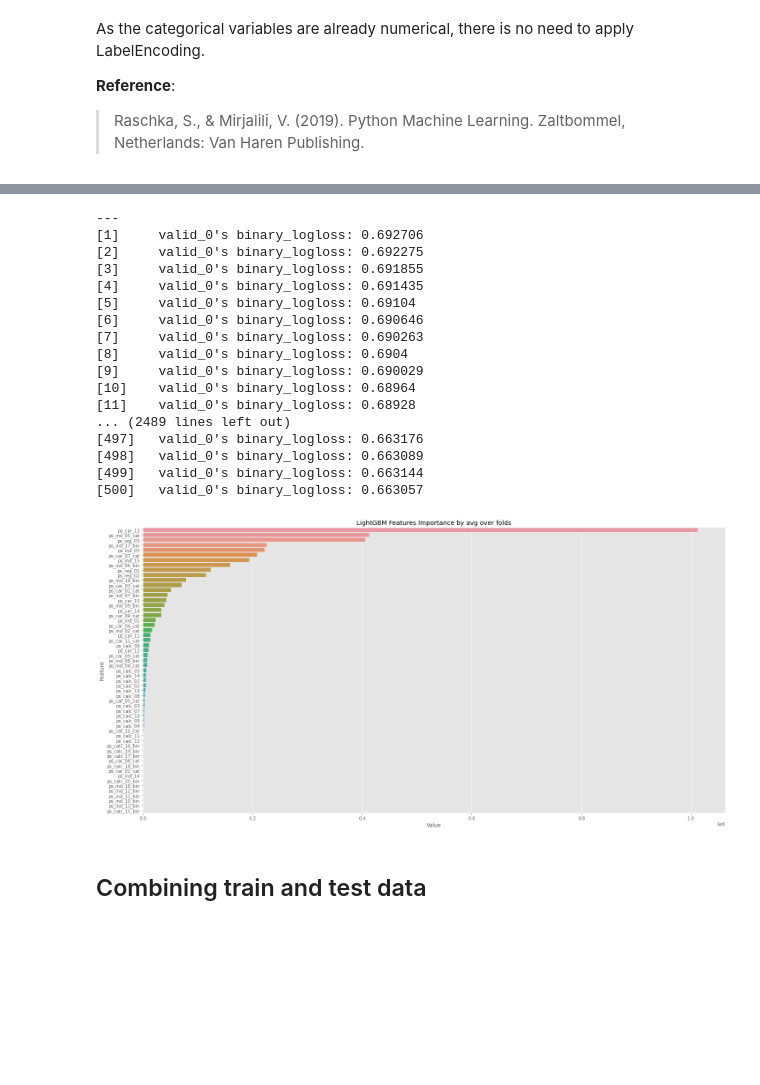
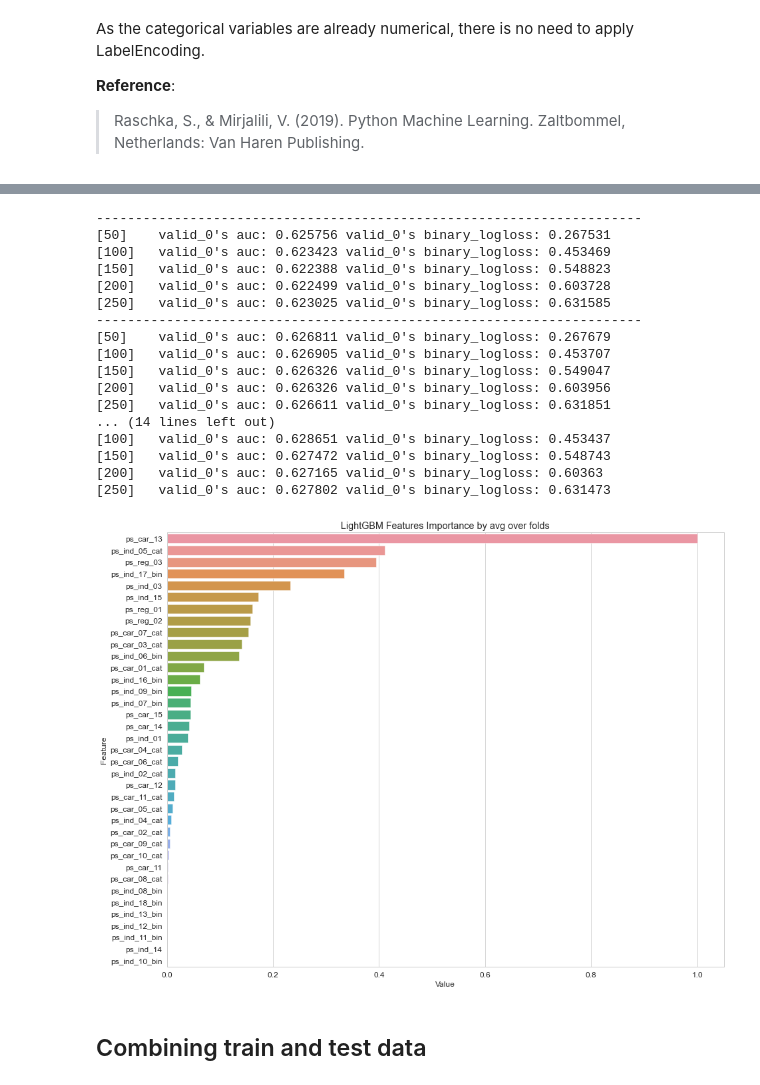
Before and after one commit to pessini/insurance-claim-prediction, a Jupyter notebook: safe-driver-prediction.ipynb, the cells around one changed output, grey strips where cells are left out. Saved outputs shown, nothing was run; the diff lists cells and outputs as text; code cells hidden in the pictures; blank space fills up the shorter version.

```diff
--- a/safe-driver-prediction.ipynb
+++ b/safe-driver-prediction.ipynb
@@ -138,18 +359,29 @@ As the categorical variables are already numerical, there is no need to apply La
 
 __Reference__:
 >Raschka, S., & Mirjalili, V. (2019). Python Machine Learning. Zaltbommel, Netherlands: Van Haren Publishing.
+# %%
+# Feature scaling
+numerical_features = meta[(meta.level == 'numerical')].index
+features_n = numerical_features.to_list()
+training_normalized = train_df.copy()
+
+features = training_normalized[features_n]
+scaler = StandardScaler().fit(features.values)
+features = scaler.transform(features.values)
+
+training_normalized[features_n] = features
 # %%
-training_data = train_df.copy()
+training_data = training_normalized.copy()
 # %%
 lgb_params = {
-        'class_weight': 'balanced', # as we have imbalanced class
+        'is_unbalance': True, # because training data is extremely unbalanced
         'objective': 'binary',
         'boosting_type': 'dart',
         'learning_rate': 0.01,
-        'n_estimators': 500,
-        'n_jobs': 4, # number of parallel threads
+        'n_estimators': 250,
+        'n_jobs': 2, # number of parallel threads
         'importance_type': 'gain'
     }
-features_classifier = lgb.LGBMClassifier(silent=True)
+features_classifier = lgb.LGBMClassifier()
 features_classifier.set_params(**lgb_params)
 # %% [output]
@@ -180,43 +412,47 @@ kf = StratifiedKFold(n_splits=5, shuffle=True)
 predicts = []
 
 for train_index, test_index in kf.split(X, y):
-    print("---")
+    print('-'*70)
     X_train, X_val = X.iloc[train_index], X.iloc[test_index]
     y_train, y_val = y.iloc[train_index], y.iloc[test_index]
 
-    features_classifier.fit(X_train, y_train, eval_set=[(X_val, y_val)])
+    features_classifier.fit(X_train, y_train, eval_set=[(X_val, y_val)], verbose=50, eval_metric=["auc", "binary"])
     predicts.append(features_classifier.predict(X_test))
 # %% [output]
----
-[1]     valid_0's binary_logloss: 0.692706
-[2]     valid_0's binary_logloss: 0.692275
-[3]     valid_0's binary_logloss: 0.691855
-[4]     valid_0's binary_logloss: 0.691435
-[5]     valid_0's binary_logloss: 0.69104
-[6]     valid_0's binary_logloss: 0.690646
-[7]     valid_0's binary_logloss: 0.690263
-[8]     valid_0's binary_logloss: 0.6904
-[9]     valid_0's binary_logloss: 0.690029
-[10]    valid_0's binary_logloss: 0.68964
-[11]    valid_0's binary_logloss: 0.68928
-... (2489 lines left out)
-[497]   valid_0's binary_logloss: 0.663176
-[498]   valid_0's binary_logloss: 0.663089
-[499]   valid_0's binary_logloss: 0.663144
-[500]   valid_0's binary_logloss: 0.663057
+----------------------------------------------------------------------
+[50]    valid_0's auc: 0.625756 valid_0's binary_logloss: 0.267531
+[100]   valid_0's auc: 0.623423 valid_0's binary_logloss: 0.453469
+[150]   valid_0's auc: 0.622388 valid_0's binary_logloss: 0.548823
+[200]   valid_0's auc: 0.622499 valid_0's binary_logloss: 0.603728
+[250]   valid_0's auc: 0.623025 valid_0's binary_logloss: 0.631585
+----------------------------------------------------------------------
+[50]    valid_0's auc: 0.626811 valid_0's binary_logloss: 0.267679
+[100]   valid_0's auc: 0.626905 valid_0's binary_logloss: 0.453707
+[150]   valid_0's auc: 0.626326 valid_0's binary_logloss: 0.549047
+[200]   valid_0's auc: 0.626326 valid_0's binary_logloss: 0.603956
+[250]   valid_0's auc: 0.626611 valid_0's binary_logloss: 0.631851
+... (14 lines left out)
+[100]   valid_0's auc: 0.628651 valid_0's binary_logloss: 0.453437
+[150]   valid_0's auc: 0.627472 valid_0's binary_logloss: 0.548743
+[200]   valid_0's auc: 0.627165 valid_0's binary_logloss: 0.60363
+[250]   valid_0's auc: 0.627802 valid_0's binary_logloss: 0.631473
 # %%
 #Plotting features importance
 
 feature_imp = pd.DataFrame(sorted(zip(features_classifier.feature_importances_,X.columns)), columns=['Value','Feature'])
+scaler_ft = MinMaxScaler()
+feature_imp['Value'] = scaler_ft.fit_transform(feature_imp['Value'].values.reshape(-1,1))
 
-fig = plt.figure(figsize=(20, 10))
+fig = plt.figure(figsize=(15, 12))
 sns.barplot(x="Value", y="Feature", data=feature_imp.sort_values(by="Value", ascending=False))
 plt.title('LightGBM Features Importance by avg over folds')
 plt.savefig('./plots/lgbm_importances-01.png', dpi=fig.dpi)
-plt.tight_layout()
+locs, labels = plt.xticks()
+plt.tick_params(axis='both', which='major', labelsize=12)
+
 plt.show()
 # %% [output]
-[figure, old version]
+[figure, new version]
 # %% [markdown]
 ## Combining train and test data
 # %% [markdown]
```
Also changed, not shown: parts of 69 cells of this notebook, 1 other file.
